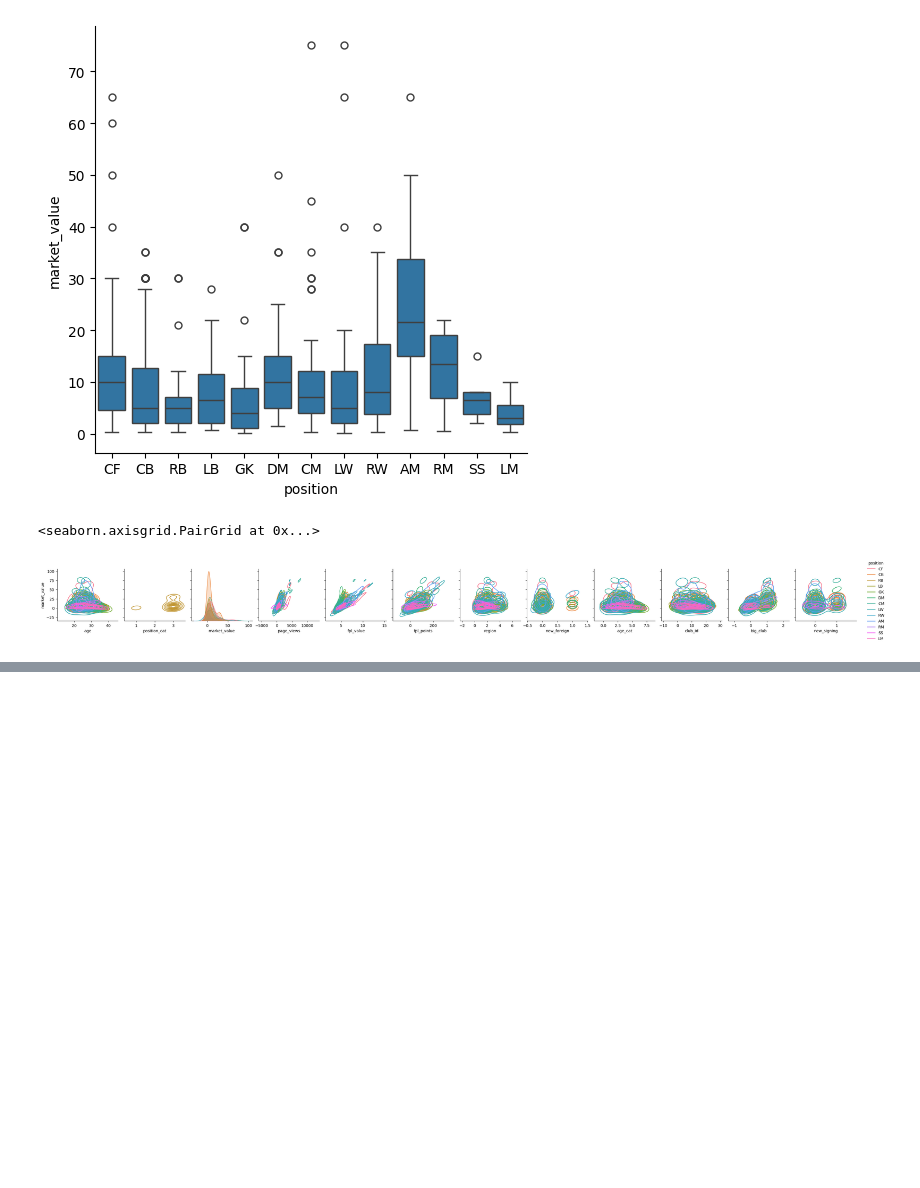
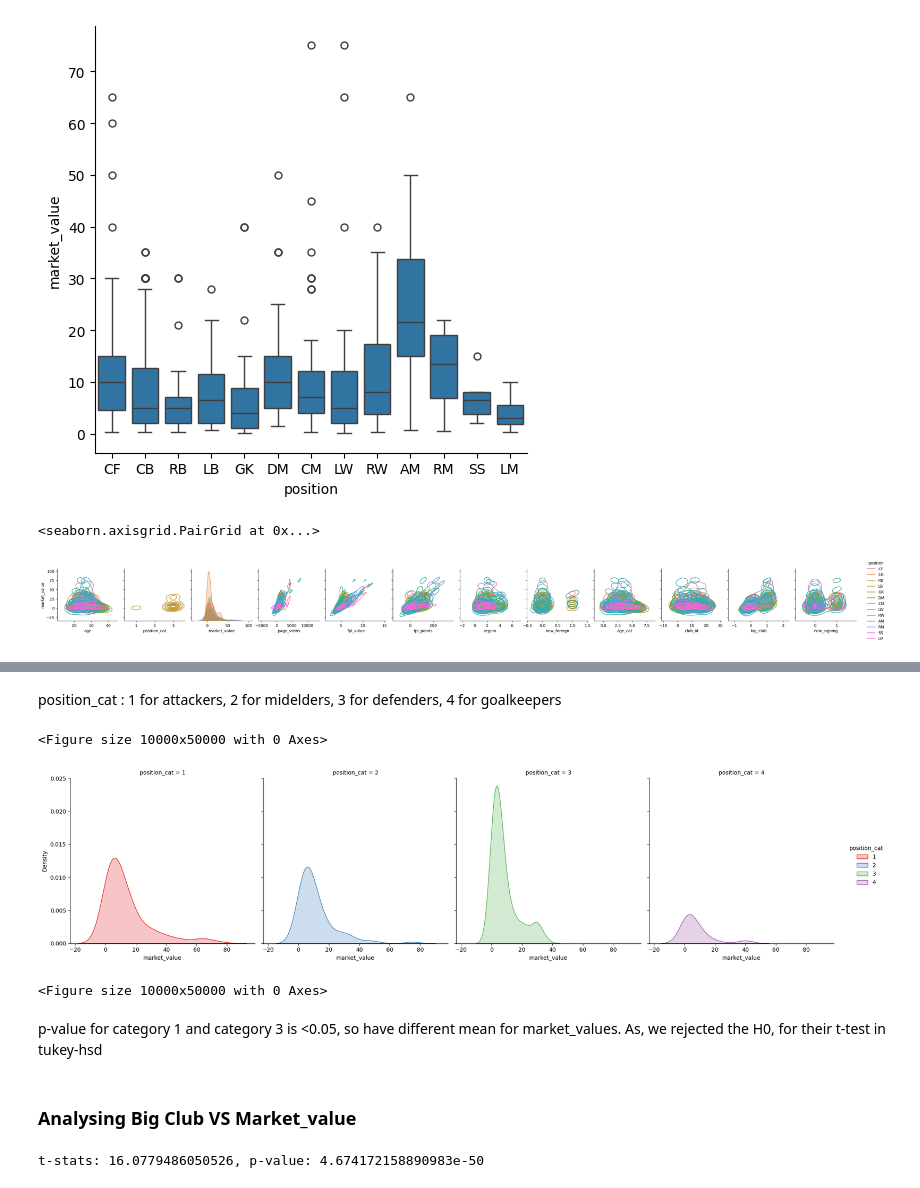
Before and after one commit to rishi0282/Data-Science, a Jupyter notebook: Price_prediction_model/football_player_price_prediction_model.ipynb, the cells around one changed output, grey strips where cells are left out. Cells and saved outputs as stored; diff of their text form; code cells hidden in the pictures; blank space fills up the shorter version.

```diff
--- a/Price_prediction_model/football_player_price_prediction_model.ipynb
+++ b/Price_prediction_model/football_player_price_prediction_model.ipynb
@@ -471,0 +518,32 @@ sns.pairplot(training_dataset,y_vars="market_value",kind='kde',hue='position')
+# %% [markdown]
+position_cat :
+1 for attackers,
+2 for midelders,
+3 for defenders,
+4 for goalkeepers
+# %%
+sns.displot(training_dataset,x="market_value",hue="position_cat",kind='kde',fill = True,palette='Set1',col='position_cat')
+plt.figure(figsize=(100,500))
+# %% [output]
+<Figure size 10000x50000 with 0 Axes>
+[figure, added]
+<Figure size 10000x50000 with 0 Axes>
+# %% [markdown]
+p-value for category 1 and category 3 is <0.05, so have different mean for market_values. As, we rejected the H0, for their t-test in tukey-hsd
+# %% [markdown]
+### Analysing Big Club VS Market_value
+# %%
+# Since we have only two categories in this Big_Club column, we can use Independent 2 sample t-test
+# To analyse if they have a significantly similar mean for the market_value or not.
+# H0: The mean(market_value, given that they are in one of the 6 big clubs ) = mean (market_value, given that they are not in one of the 6 big clubs)
+# H1: The mean(market_value, given that they are in one of the 6 big clubs ) != mean (market_value, given that they are not in one of the 6 big clubs)
+
+from scipy.stats import ttest_ind
+t_stats, p_value = ttest_ind(training_dataset['market_value'],training_dataset['big_club'])
+print(f"t-stats: {t_stats}, p-value: {p_value}")
+
+
+# Here, we can see that p_value << 0.05, we have a very strong evidence against the H0. So, we can atleast say that the
+# The mean(market_value, given that they are in one of the 6 big clubs ) != mean (market_value, given that they are not in one of the 6 big clubs)
+# %% [output]
+t-stats: 16.0779486050526, p-value: 4.674172158890983e-50
```
Also changed, not shown: parts of 15 cells of this notebook.
